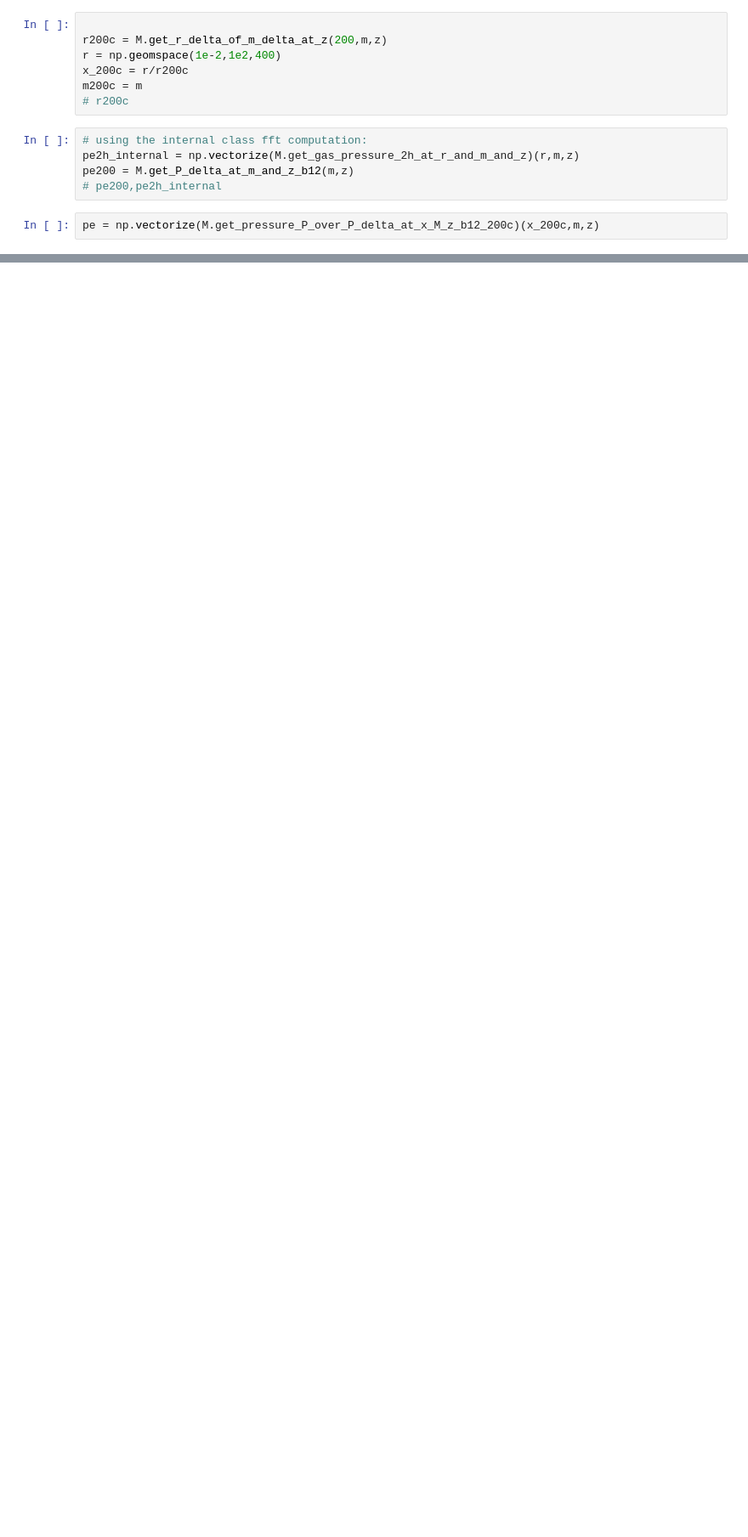
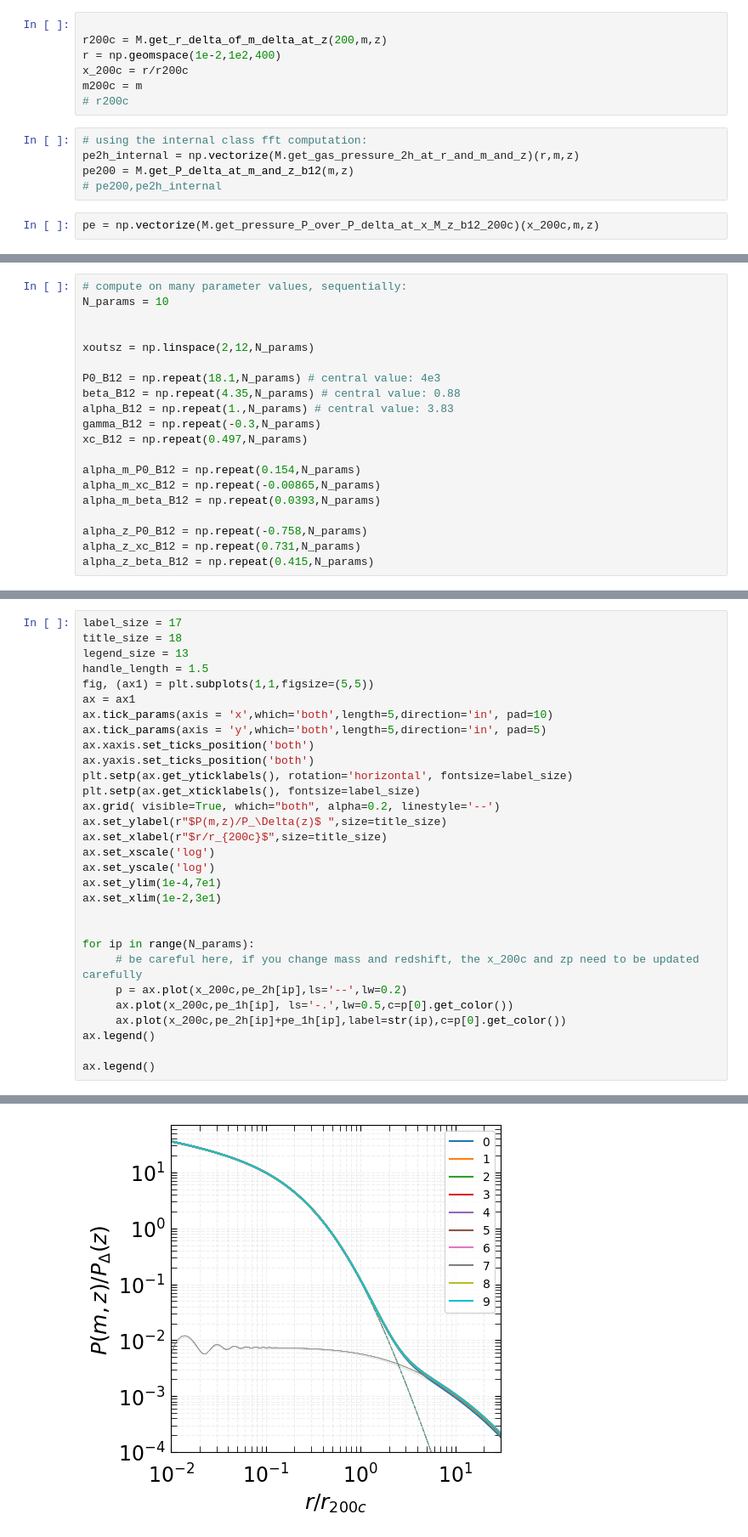
Before and after one commit to CLASS-SZ/class_sz, a Jupyter notebook: notebooks/correct_battaglia_density_and_pressure_profile.ipynb, the cells around one changed output, grey strips where cells are left out. Shown at 85% size. Cells and saved outputs as stored; diff of their text form; blank space fills up the shorter version.

```diff
--- a/notebooks/correct_battaglia_density_and_pressure_profile.ipynb
+++ b/notebooks/correct_battaglia_density_and_pressure_profile.ipynb
@@ -815,0 +1196,20 @@ ax.legend()
+# %%
+# compute on many parameter values, sequentially:
+N_params = 10
+
+
+xoutsz = np.linspace(2,12,N_params)
+
+P0_B12 = np.repeat(18.1,N_params) # central value: 4e3
+beta_B12 = np.repeat(4.35,N_params) # central value: 0.88
+alpha_B12 = np.repeat(1.,N_params) # central value: 3.83
+gamma_B12 = np.repeat(-0.3,N_params)
+xc_B12 = np.repeat(0.497,N_params)
+
+alpha_m_P0_B12 = np.repeat(0.154,N_params)
+alpha_m_xc_B12 = np.repeat(-0.00865,N_params)
+alpha_m_beta_B12 = np.repeat(0.0393,N_params)
+
+alpha_z_P0_B12 = np.repeat(-0.758,N_params)
+alpha_z_xc_B12 = np.repeat(0.731,N_params)
+alpha_z_beta_B12 = np.repeat(0.415,N_params)
@@ -815,0 +1289,31 @@ ax.legend()
+# %%
+label_size = 17
+title_size = 18
+legend_size = 13
+handle_length = 1.5
+fig, (ax1) = plt.subplots(1,1,figsize=(5,5))
+ax = ax1
+ax.tick_params(axis = 'x',which='both',length=5,direction='in', pad=10)
+ax.tick_params(axis = 'y',which='both',length=5,direction='in', pad=5)
+ax.xaxis.set_ticks_position('both')
+ax.yaxis.set_ticks_position('both')
+plt.setp(ax.get_yticklabels(), rotation='horizontal', fontsize=label_size)
+plt.setp(ax.get_xticklabels(), fontsize=label_size)
+ax.grid( visible=True, which="both", alpha=0.2, linestyle='--')
+ax.set_ylabel(r"$P(m,z)/P_\Delta(z)$ ",size=title_size)
+ax.set_xlabel(r"$r/r_{200c}$",size=title_size)
+ax.set_xscale('log')
+ax.set_yscale('log')
+ax.set_ylim(1e-4,7e1)
+ax.set_xlim(1e-2,3e1)
+
+
+for ip in range(N_params):
+     # be careful here, if you change mass and redshift, the x_200c and zp need to be updated carefully
+     p = ax.plot(x_200c,pe_2h[ip],ls='--',lw=0.2)
+     ax.plot(x_200c,pe_1h[ip], ls='-.',lw=0.5,c=p[0].get_color())
+     ax.plot(x_200c,pe_2h[ip]+pe_1h[ip],label=str(ip),c=p[0].get_color())
+ax.legend()
+
+ax.legend()
+# %% [output]
@@ -815,0 +1321 @@ ax.legend()
+[figure, added]
```
Also changed, not shown: parts of 24 cells of this notebook, 3 other files.
